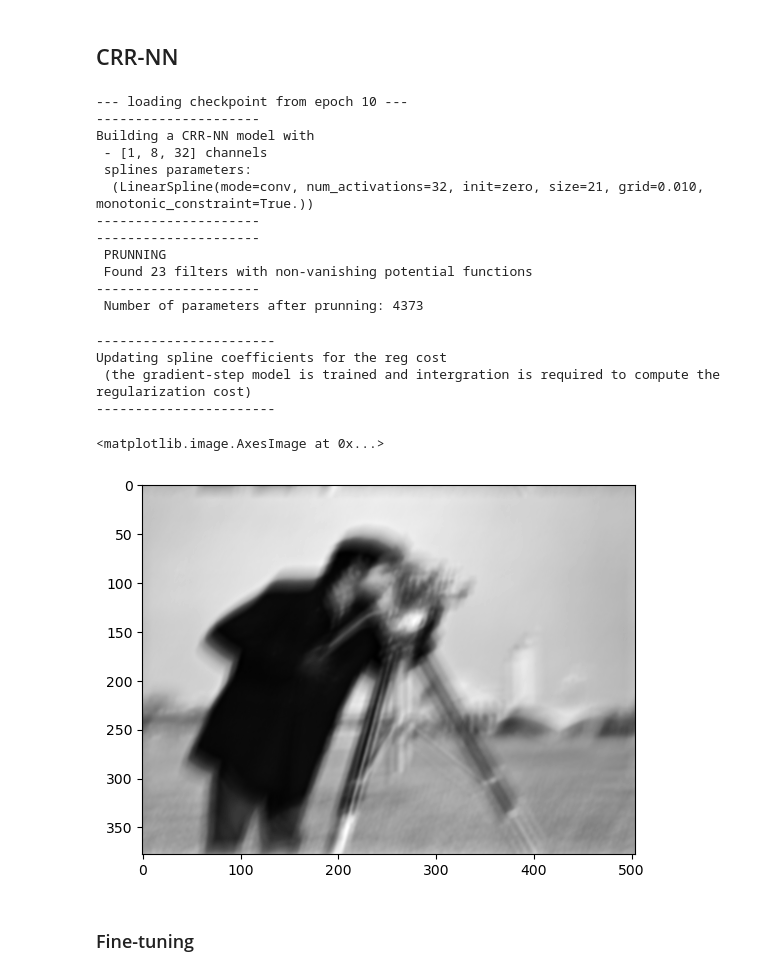
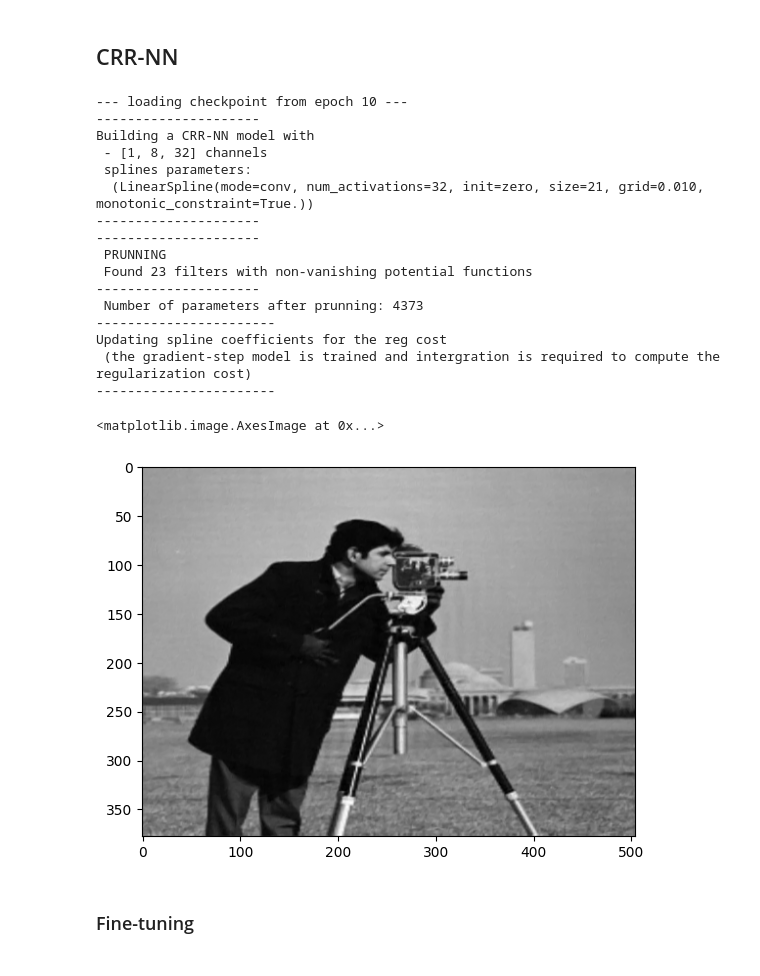
Before and after one commit to SullivanCastro/GMI_experiment, a Jupyter notebook: experiments.ipynb, the cells around one changed output. Cells and saved outputs as stored; diff of their text form; code cells hidden in the pictures.

Commit message:
fix: final plot

```diff
--- a/experiments.ipynb
+++ b/experiments.ipynb
@@ -83,27 +103,27 @@ Clipping input data to the valid range for imshow with RGB data ([0..1] for floa
 # %% [markdown]
 ## CRR-NN
 # %%
-x_crr, psnr_crr, psnr_crr_list = crr_nn_denoising("images/photographer.png", niter=2, lmbd=0.11, mu=10)
+x_crr, psnr_crr, psnr_crr_list = crr_nn_denoising("images/photographer.png", niter=100, lmbd=0.11, mu=10)
 plt.imshow(x_crr.numpy(), cmap="gray")
 # %% [output]
 --- loading checkpoint from epoch 10 ---
 ---------------------
 Building a CRR-NN model with
  - [1, 8, 32] channels
  splines parameters:
   (LinearSpline(mode=conv, num_activations=32, init=zero, size=21, grid=0.010, monotonic_constraint=True.))
 ---------------------
 ---------------------
  PRUNNING
  Found 23 filters with non-vanishing potential functions
 ---------------------
  Number of parameters after prunning: 4373
+-----------------------
+Updating spline coefficients for the reg cost
+ (the gradient-step model is trained and intergration is required to compute the regularization cost)
+-----------------------
------------------------
-Updating spline coefficients for the reg cost
- (the gradient-step model is trained and intergration is required to compute the regularization cost)
------------------------
+<matplotlib.image.AxesImage at 0x...>
-<matplotlib.image.AxesImage at 0x...>
-[figure, old version]
+[figure, new version]
 # %% [markdown]
 ### Fine-tuning
 # %%
```
Also changed, not shown: parts of 5 cells of this notebook, 1 other file.
